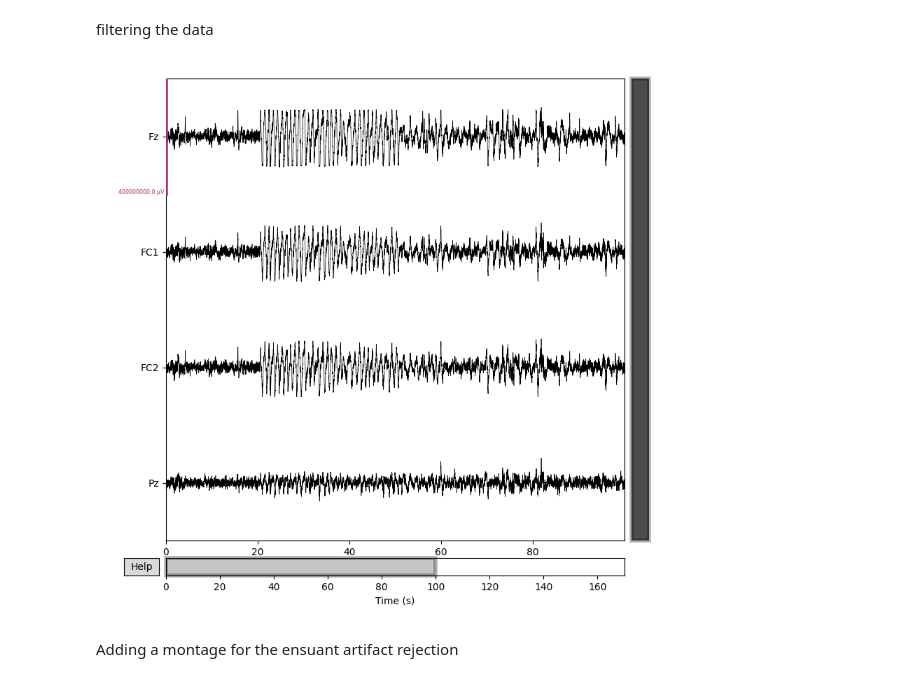
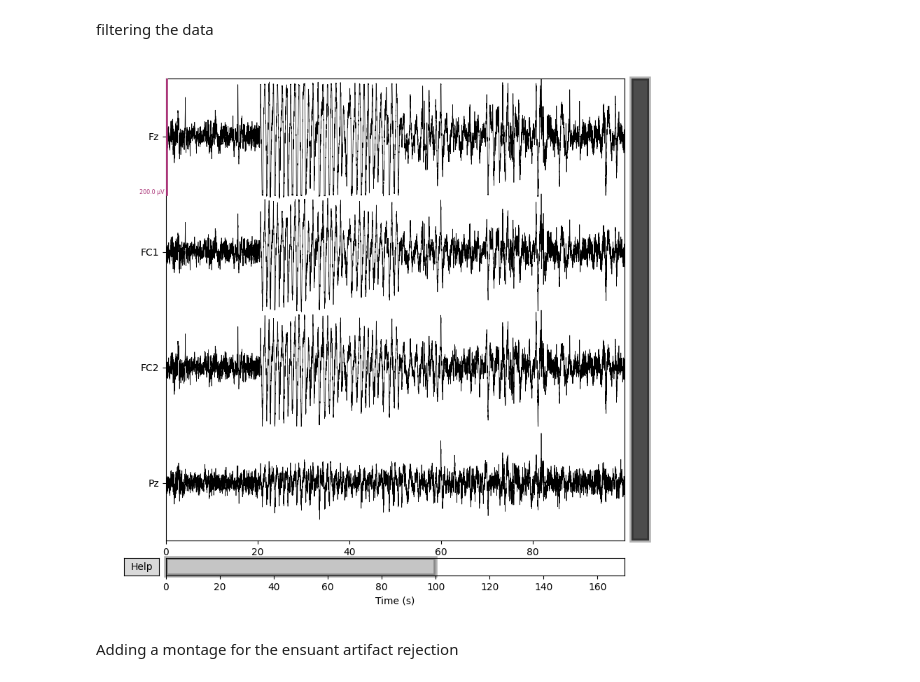
Before and after one commit to alexanderspeer/eeg-bci-signal-analysis, a Jupyter notebook: coding-practice/interview_practice.ipynb, the cells around one changed output. Saved outputs shown, nothing was run; the diff lists cells and outputs as text; code cells hidden in the pictures.

```diff
--- a/coding-practice/interview_practice.ipynb
+++ b/coding-practice/interview_practice.ipynb
@@ -43,12 +43,12 @@ info = mne.create_info(
     ch_types = 'eeg'
 )
 
-raw = mne.io.RawArray(eeg[1:], info)
+raw = mne.io.RawArray(eeg[1:] * 1e-6, info)
 
 raw.crop(tmin = 10, tmax = 180)
 
 #doing some basic visualization
 %matplotlib widget
 mne.viz.set_browser_backend('matplotlib')
-raw.plot(duration = 100, scalings = dict(eeg = 200));
+raw.plot(duration = 100, scalings = dict(eeg = 1e-4)); #have to adjust the sclaing to get a good reading
 # %% [output]
@@ -73,10 +73,10 @@ filtering the data
 # %%
 raw.filter(0.5, 40)
 raw.notch_filter(60)
 
-raw.plot(duration = 100, scalings = dict(eeg = 200));
+raw.plot(duration = 100, scalings = dict(eeg = 1e-4));
 # %% [output]
-[figure, old version]
+[figure, new version]
 # %% [markdown]
 Adding a montage for the ensuant artifact rejection
 # %%
```
Also changed, not shown: parts of 5 cells of this notebook.
